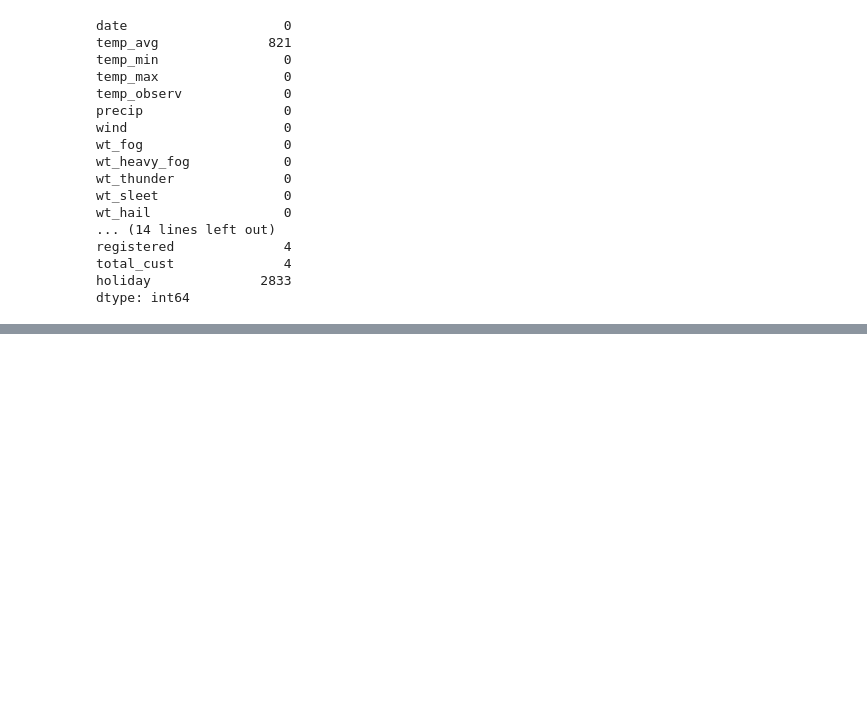
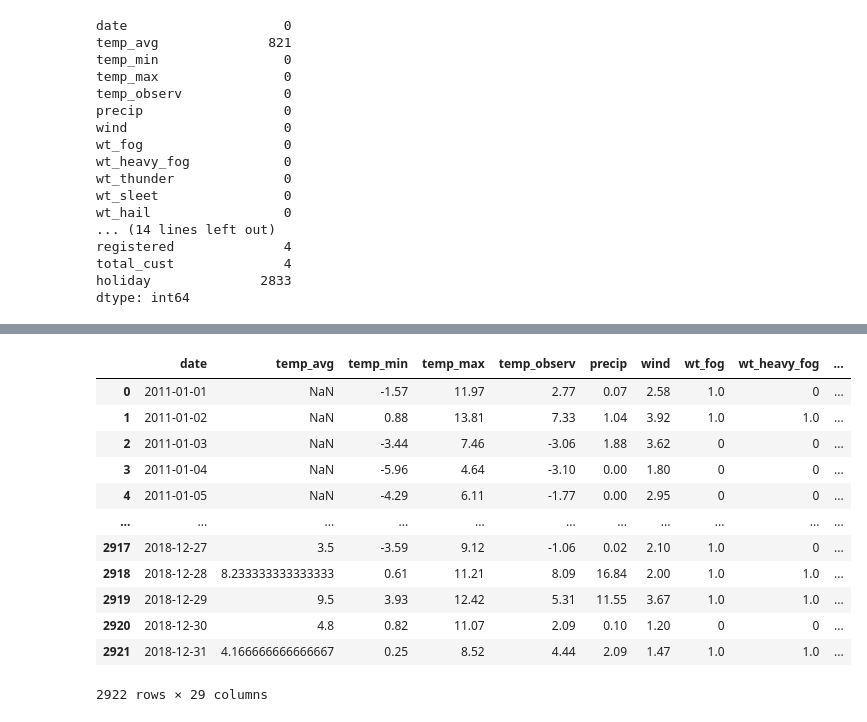
Before and after one commit to sujanchikkela/CMPE255_Project, a Jupyter notebook: code/Bike_Sharing_Forecasting.ipynb, the cells around one changed output, grey strips where cells are left out. Saved outputs shown, nothing was run; the diff lists cells and outputs as text; code cells hidden in the pictures; blank space fills up the shorter version.

```diff
--- a/code/Bike_Sharing_Forecasting.ipynb
+++ b/code/Bike_Sharing_Forecasting.ipynb
@@ -100,0 +127,2 @@ dtype: int64
+# %%
+df[['casual','registered','total_cust']] = df[['casual','registered','total_cust']].fillna(method = 'ffill')
@@ -100,0 +149,16 @@ dtype: int64
+# %%
+df[]
+# %% [output]
+|  | date | temp_avg | temp_min | temp_max | temp_observ | precip | wind | wt_fog | wt_heavy_fog | ... |
+| 0 | 2011-01-01 | NaN | -1.57 | 11.97 | 2.77 | 0.07 | 2.58 | 1.0 | 0 | ... |
+| 1 | 2011-01-02 | NaN | 0.88 | 13.81 | 7.33 | 1.04 | 3.92 | 1.0 | 1.0 | ... |
+| 2 | 2011-01-03 | NaN | -3.44 | 7.46 | -3.06 | 1.88 | 3.62 | 0 | 0 | ... |
+| 3 | 2011-01-04 | NaN | -5.96 | 4.64 | -3.10 | 0.00 | 1.80 | 0 | 0 | ... |
+| 4 | 2011-01-05 | NaN | -4.29 | 6.11 | -1.77 | 0.00 | 2.95 | 0 | 0 | ... |
+| ... | ... | ... | ... | ... | ... | ... | ... | ... | ... | ... |
+| 2917 | 2018-12-27 | 3.5 | -3.59 | 9.12 | -1.06 | 0.02 | 2.10 | 1.0 | 0 | ... |
+| 2918 | 2018-12-28 | 8.233333333333333 | 0.61 | 11.21 | 8.09 | 16.84 | 2.00 | 1.0 | 1.0 | ... |
+| 2919 | 2018-12-29 | 9.5 | 3.93 | 12.42 | 5.31 | 11.55 | 3.67 | 1.0 | 1.0 | ... |
+| 2920 | 2018-12-30 | 4.8 | 0.82 | 11.07 | 2.09 | 0.10 | 1.20 | 0 | 0 | ... |
+| 2921 | 2018-12-31 | 4.166666666666667 | 0.25 | 8.52 | 4.44 | 2.09 | 1.47 | 1.0 | 1.0 | ... |
+2922 rows × 29 columns
```
Also changed, not shown: parts of 4 cells of this notebook.
